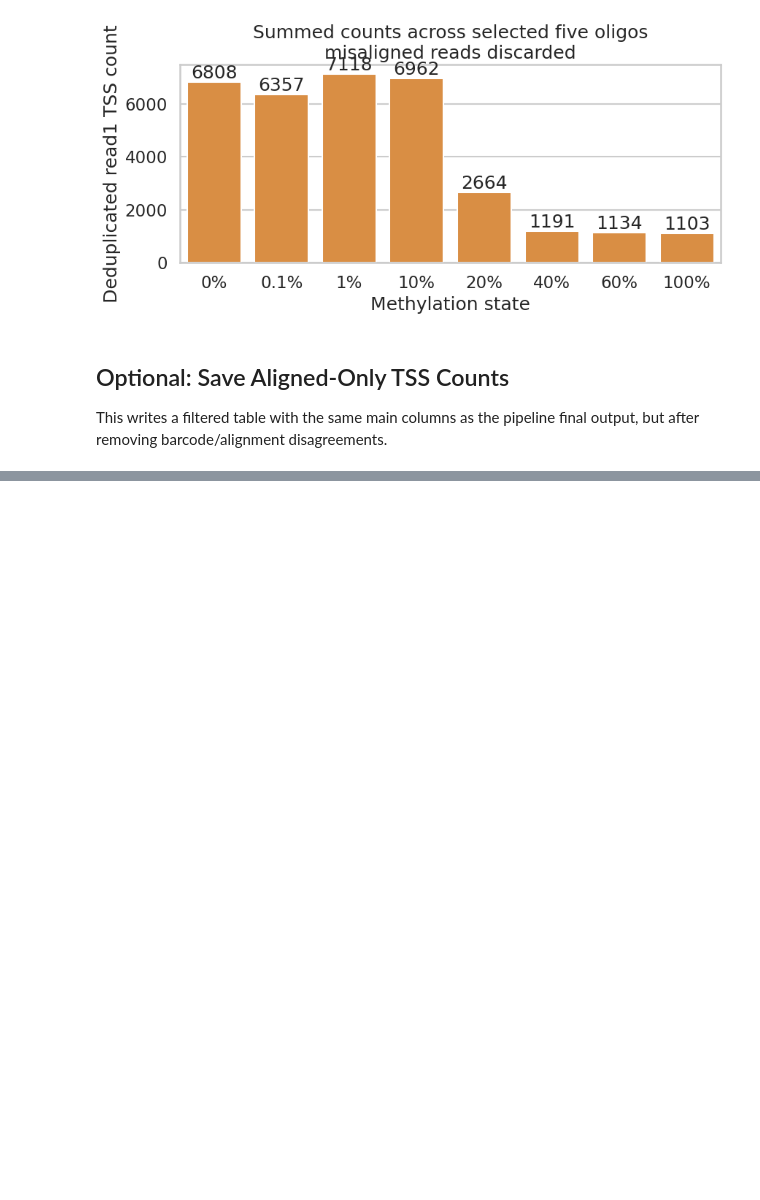
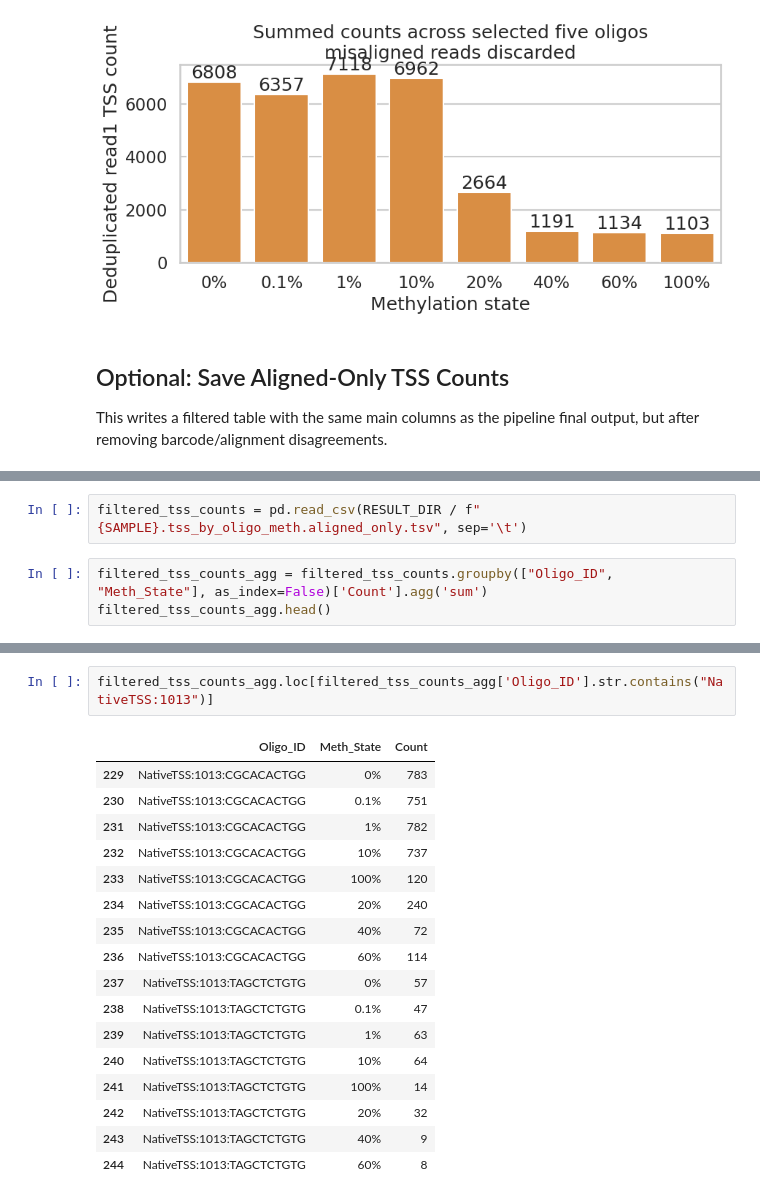
Before and after one commit to level6626/STAP-seq-pipeline, a Jupyter notebook: notebooks/analyze_barcode_pipeline_results.ipynb, the cells around one changed output, grey strips where cells are left out. Cells and saved outputs as stored; diff of their text form; blank space fills up the shorter version.

```diff
--- a/notebooks/analyze_barcode_pipeline_results.ipynb
+++ b/notebooks/analyze_barcode_pipeline_results.ipynb
@@ -358,0 +367,5 @@ if SAVE_FILTERED_COUNTS:
+# %%
+filtered_tss_counts = pd.read_csv(RESULT_DIR / f"{SAMPLE}.tss_by_oligo_meth.aligned_only.tsv", sep='\t')
+# %%
+filtered_tss_counts_agg = filtered_tss_counts.groupby(["Oligo_ID", "Meth_State"], as_index=False)['Count'].agg('sum')
+filtered_tss_counts_agg.head()
@@ -358,0 +413,20 @@ if SAVE_FILTERED_COUNTS:
+# %%
+filtered_tss_counts_agg.loc[filtered_tss_counts_agg['Oligo_ID'].str.contains("NativeTSS:1013")]
+# %% [output]
+|  | Oligo_ID | Meth_State | Count |
+| 229 | NativeTSS:1013:CGCACACTGG | 0% | 783 |
+| 230 | NativeTSS:1013:CGCACACTGG | 0.1% | 751 |
+| 231 | NativeTSS:1013:CGCACACTGG | 1% | 782 |
+| 232 | NativeTSS:1013:CGCACACTGG | 10% | 737 |
+| 233 | NativeTSS:1013:CGCACACTGG | 100% | 120 |
+| 234 | NativeTSS:1013:CGCACACTGG | 20% | 240 |
+| 235 | NativeTSS:1013:CGCACACTGG | 40% | 72 |
+| 236 | NativeTSS:1013:CGCACACTGG | 60% | 114 |
+| 237 | NativeTSS:1013:TAGCTCTGTG | 0% | 57 |
+| 238 | NativeTSS:1013:TAGCTCTGTG | 0.1% | 47 |
+| 239 | NativeTSS:1013:TAGCTCTGTG | 1% | 63 |
+| 240 | NativeTSS:1013:TAGCTCTGTG | 10% | 64 |
+| 241 | NativeTSS:1013:TAGCTCTGTG | 100% | 14 |
+| 242 | NativeTSS:1013:TAGCTCTGTG | 20% | 32 |
+| 243 | NativeTSS:1013:TAGCTCTGTG | 40% | 9 |
+| 244 | NativeTSS:1013:TAGCTCTGTG | 60% | 8 |
```
Also changed, not shown: parts of 11 cells of this notebook, 5 other files.
